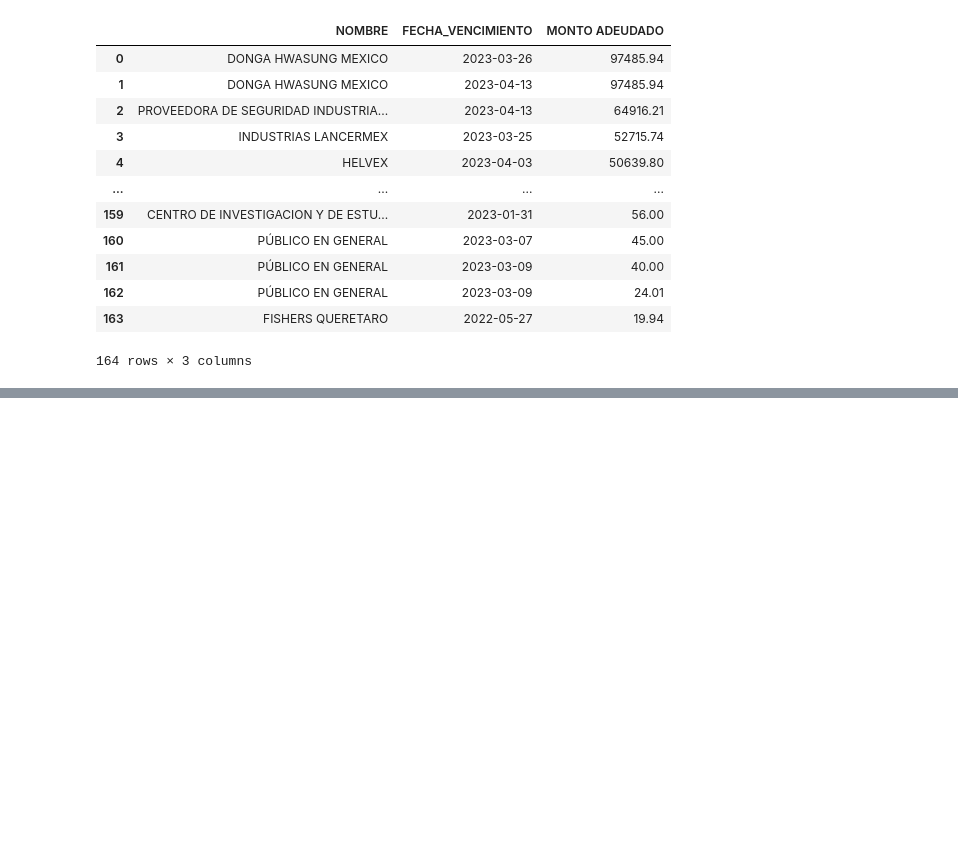
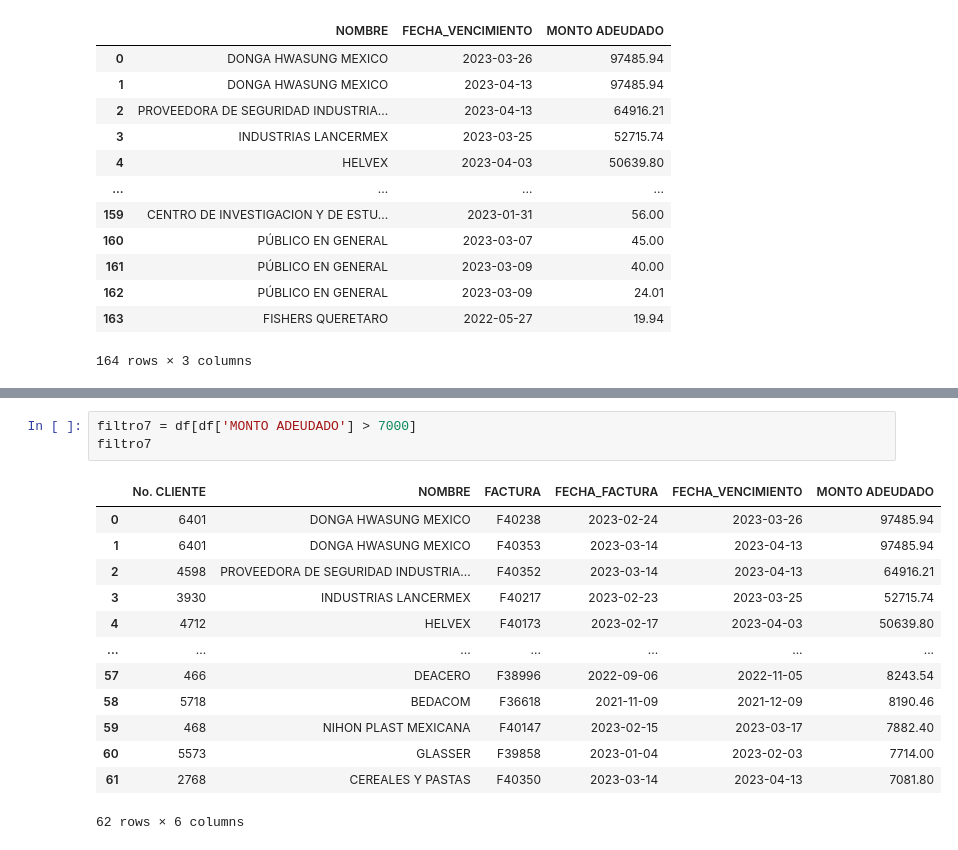
Before and after one commit to diegarza/Extraccion-de-datos, a Jupyter notebook: Actividad1(ExtraccionDeDatos).ipynb, the cells around one changed output, grey strips where cells are left out. Cells and saved outputs as stored; diff of their text form; blank space fills up the shorter version.

```diff
--- a/Actividad1(ExtraccionDeDatos).ipynb
+++ b/Actividad1(ExtraccionDeDatos).ipynb
@@ -71,0 +150,17 @@ filtro3
+# %%
+filtro7 = df[df['MONTO ADEUDADO'] > 7000]
+filtro7
+# %% [output]
+|  | No. CLIENTE | NOMBRE | FACTURA | FECHA_FACTURA | FECHA_VENCIMIENTO | MONTO ADEUDADO |
+| 0 | 6401 | DONGA HWASUNG MEXICO | F40238 | 2023-02-24 | 2023-03-26 | 97485.94 |
+| 1 | 6401 | DONGA HWASUNG MEXICO | F40353 | 2023-03-14 | 2023-04-13 | 97485.94 |
+| 2 | 4598 | PROVEEDORA DE SEGURIDAD INDUSTRIA... | F40352 | 2023-03-14 | 2023-04-13 | 64916.21 |
+| 3 | 3930 | INDUSTRIAS LANCERMEX | F40217 | 2023-02-23 | 2023-03-25 | 52715.74 |
+| 4 | 4712 | HELVEX | F40173 | 2023-02-17 | 2023-04-03 | 50639.80 |
+| ... | ... | ... | ... | ... | ... | ... |
+| 57 | 466 | DEACERO | F38996 | 2022-09-06 | 2022-11-05 | 8243.54 |
+| 58 | 5718 | BEDACOM | F36618 | 2021-11-09 | 2021-12-09 | 8190.46 |
+| 59 | 468 | NIHON PLAST MEXICANA | F40147 | 2023-02-15 | 2023-03-17 | 7882.40 |
+| 60 | 5573 | GLASSER | F39858 | 2023-01-04 | 2023-02-03 | 7714.00 |
+| 61 | 2768 | CEREALES Y PASTAS | F40350 | 2023-03-14 | 2023-04-13 | 7081.80 |
+62 rows × 6 columns
```
Also changed, not shown: parts of 11 cells of this notebook.
